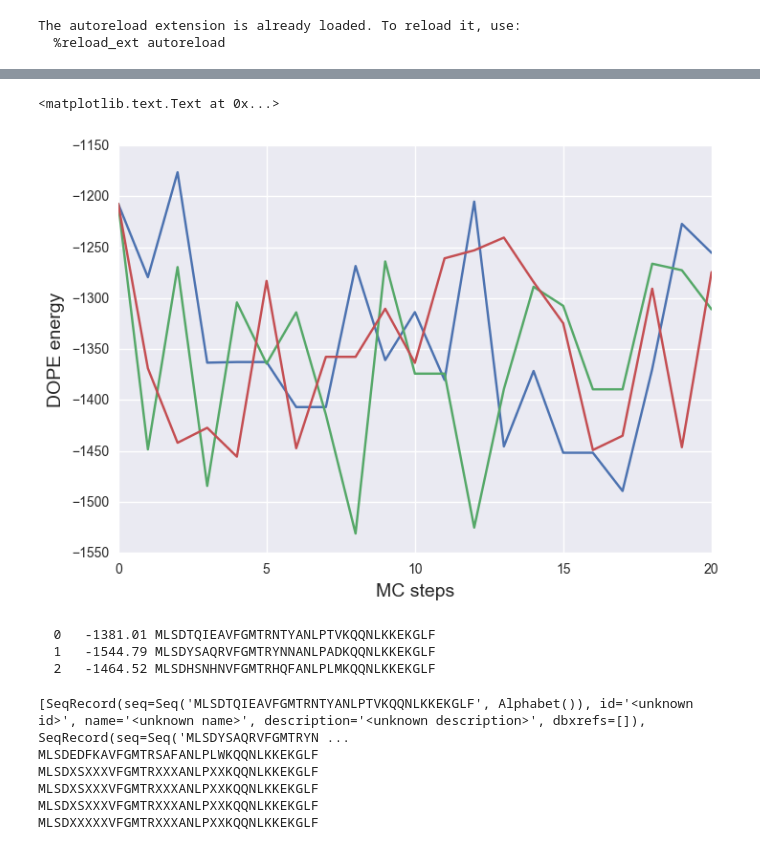
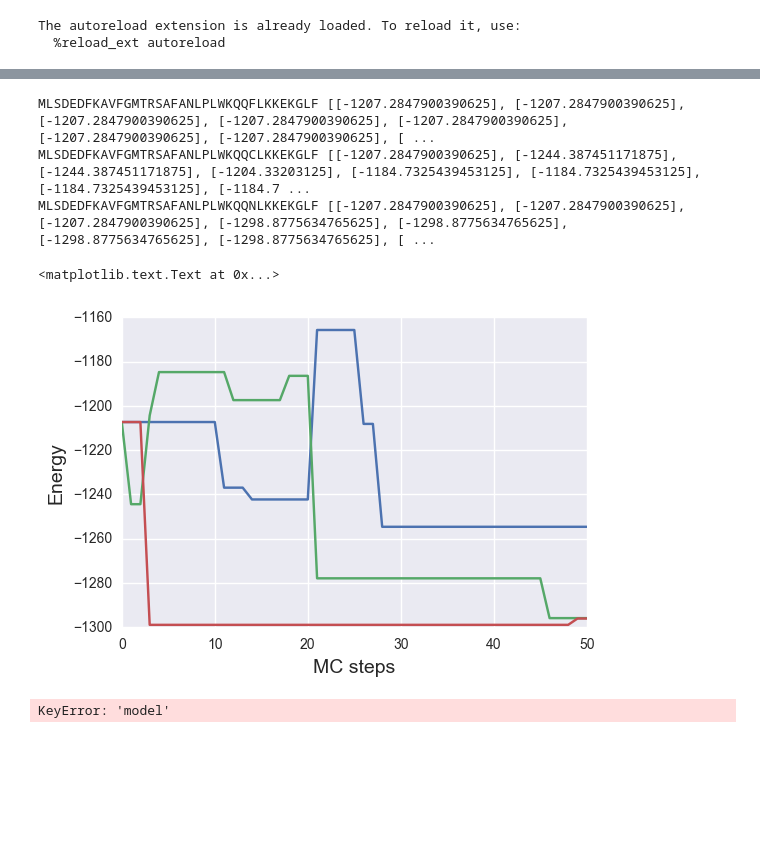
Before and after one commit to daviddesancho/RepeatDesigner, a Jupyter notebook: examples/simple_design.ipynb, the cells around one changed output, grey strips where cells are left out. Drawn from its saved outputs; the diff is of its cells as text; code cells hidden in the pictures; blank space fills up the shorter version.

```diff
--- a/examples/simple_design.ipynb
+++ b/examples/simple_design.ipynb
@@ -23,0 +16,2 @@ villin_des = rd.Design(pdb="pdbs/1vii.pdb", targets=helical[0:10])
+# %%
+villin_des = rd.Design(pdb="pdbs/1vii.pdb", targets=[27])
@@ -24,2 +26,3 @@ villin_des = rd.Design(pdb="pdbs/1vii.pdb", targets=helical[0:10])
 # %%
-mc_villin = rd.Optimizer(villin_des, beta=1e-3, len_mc=20, nruns=3)
+mc_villin = rd.Optimizer(villin_des, beta=5e-2, len_mc=50, nruns=3)
+mc_villin.run_mc()
@@ -46,13 +29,16 @@ data/final2.fasta.B99990001.pdb      276.87308
 # %%
 fig, ax = plt.subplots()
 for k,v in mc_villin.models.iteritems():
     ax.plot(v['score'])
-
-ax.set_ylabel('DOPE energy', fontsize=14)
+    print v['seq'], v['score']
+ax.set_ylabel('Energy', fontsize=14)
 ax.set_xlabel('MC steps', fontsize=14)
 # %% [output]
-<matplotlib.text.Text at 0x...>
+MLSDEDFKAVFGMTRSAFANLPLWKQQFLKKEKGLF [[-1207.2847900390625], [-1207.2847900390625], [-1207.2847900390625], [-1207.2847900390625], [-1207.2847900390625], [-1207.2847900390625], [-1207.2847900390625], [ ...
+MLSDEDFKAVFGMTRSAFANLPLWKQQCLKKEKGLF [[-1207.2847900390625], [-1244.387451171875], [-1244.387451171875], [-1204.33203125], [-1184.7325439453125], [-1184.7325439453125], [-1184.7325439453125], [-1184.7 ...
+MLSDEDFKAVFGMTRSAFANLPLWKQQNLKKEKGLF [[-1207.2847900390625], [-1207.2847900390625], [-1207.2847900390625], [-1298.8775634765625], [-1298.8775634765625], [-1298.8775634765625], [-1298.8775634765625], [ ...
+<matplotlib.text.Text at 0x...>
-[figure, old version]
+[figure, new version]
 # %%
 import Bio.PDB
 import Bio.Seq
@@ -65,9 +51,7 @@ for k,v in mc_villin.models.iteritems():
         Bio.Seq.Seq(''.join([Bio.SeqUtils.seq1(x.get_resname()) \
                     for x in v['model'].get_residues()])))
 # %% [output]
-  0   -1381.01 MLSDTQIEAVFGMTRNTYANLPTVKQQNLKKEKGLF
-  1   -1544.79 MLSDYSAQRVFGMTRYNNANLPADKQQNLKKEKGLF
-  2   -1464.52 MLSDHSNHNVFGMTRHQFANLPLMKQQNLKKEKGLF
+KeyError: 'model'
 # %%
 sequences = [Bio.SeqRecord.SeqRecord(Bio.Seq.Seq(''.join([Bio.SeqUtils.seq1(x.get_resname()) \
                     for x in v['model'].get_residues()]))) \
@@ -80,10 +64,3 @@ print summary_align.dumb_consensus(threshold=(0.1))
 print summary_align.dumb_consensus(threshold=(0.2))
 print summary_align.dumb_consensus(threshold=(0.5))
 print summary_align.dumb_consensus(threshold=(0.9))
-# %% [output]
-[SeqRecord(seq=Seq('MLSDTQIEAVFGMTRNTYANLPTVKQQNLKKEKGLF', Alphabet()), id='<unknown id>', name='<unknown name>', description='<unknown description>', dbxrefs=[]), SeqRecord(seq=Seq('MLSDYSAQRVFGMTRYN ...
-MLSDEDFKAVFGMTRSAFANLPLWKQQNLKKEKGLF
-MLSDXSXXXVFGMTRXXXANLPXXKQQNLKKEKGLF
-MLSDXSXXXVFGMTRXXXANLPXXKQQNLKKEKGLF
-MLSDXSXXXVFGMTRXXXANLPXXKQQNLKKEKGLF
-MLSDXXXXXVFGMTRXXXANLPXXKQQNLKKEKGLF
```
Also changed, not shown: parts of 8 cells of this notebook, 2 other files.
